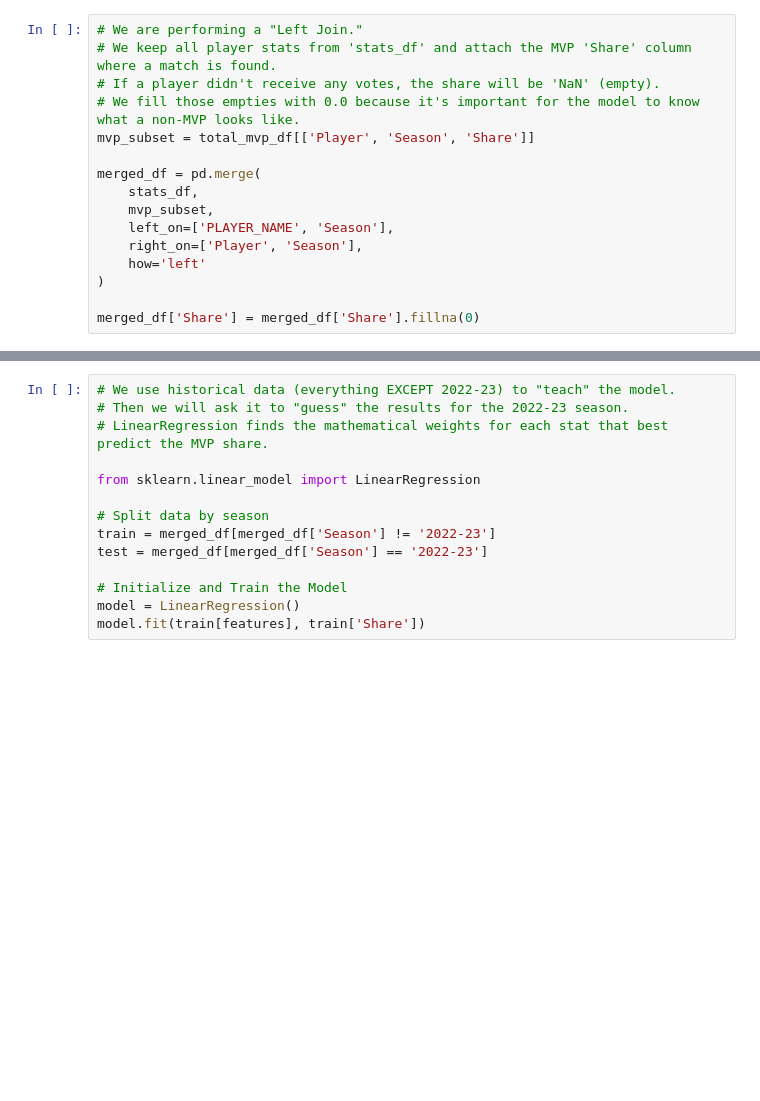
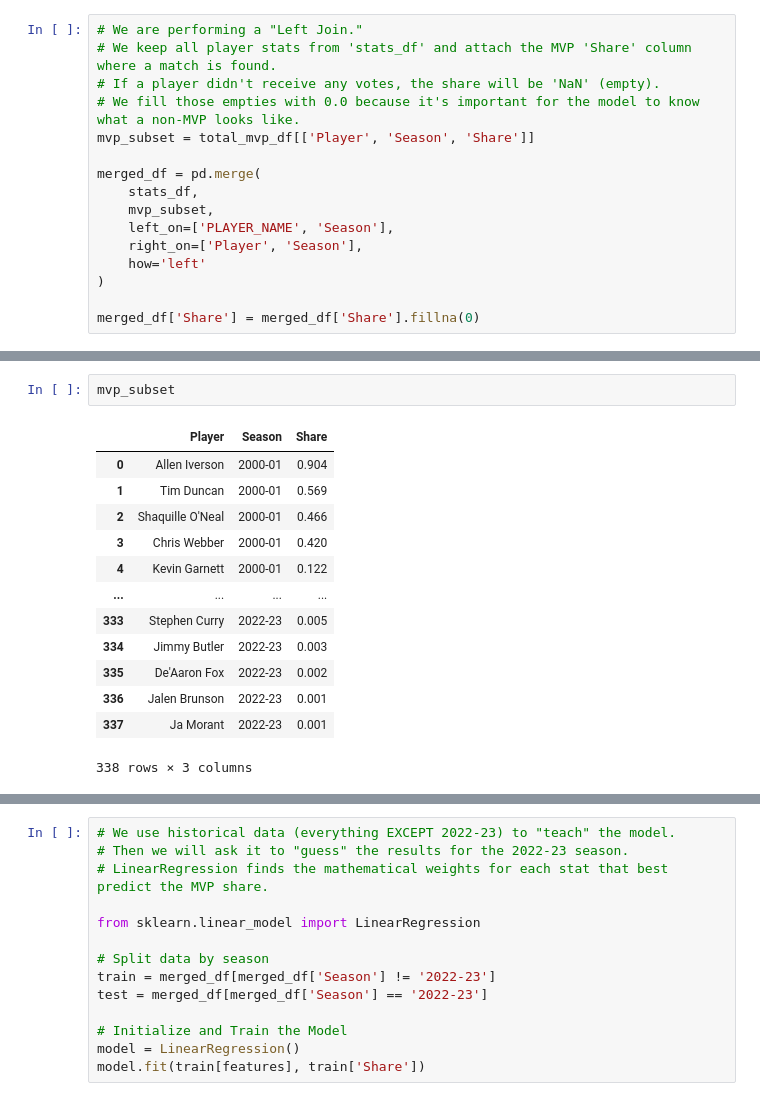
Before and after one commit to 2REYES1/nba-mvp-predictor, a Jupyter notebook: nba_scripts/nba_mvp_predictor.ipynb, the cells around one changed output, grey strips where cells are left out. Cells and saved outputs as stored; diff of their text form; blank space fills up the shorter version.

```diff
--- a/nba_scripts/nba_mvp_predictor.ipynb
+++ b/nba_scripts/nba_mvp_predictor.ipynb
@@ -105,0 +108,16 @@ merged_df['Share'] = merged_df['Share'].fillna(0)
+# %%
+mvp_subset
+# %% [output]
+|  | Player | Season | Share |
+| 0 | Allen Iverson | 2000-01 | 0.904 |
+| 1 | Tim Duncan | 2000-01 | 0.569 |
+| 2 | Shaquille O'Neal | 2000-01 | 0.466 |
+| 3 | Chris Webber | 2000-01 | 0.420 |
+| 4 | Kevin Garnett | 2000-01 | 0.122 |
+| ... | ... | ... | ... |
+| 333 | Stephen Curry | 2022-23 | 0.005 |
+| 334 | Jimmy Butler | 2022-23 | 0.003 |
+| 335 | De'Aaron Fox | 2022-23 | 0.002 |
+| 336 | Jalen Brunson | 2022-23 | 0.001 |
+| 337 | Ja Morant | 2022-23 | 0.001 |
+338 rows × 3 columns
```
Also changed, not shown: parts of 9 cells of this notebook, 1 other file.
